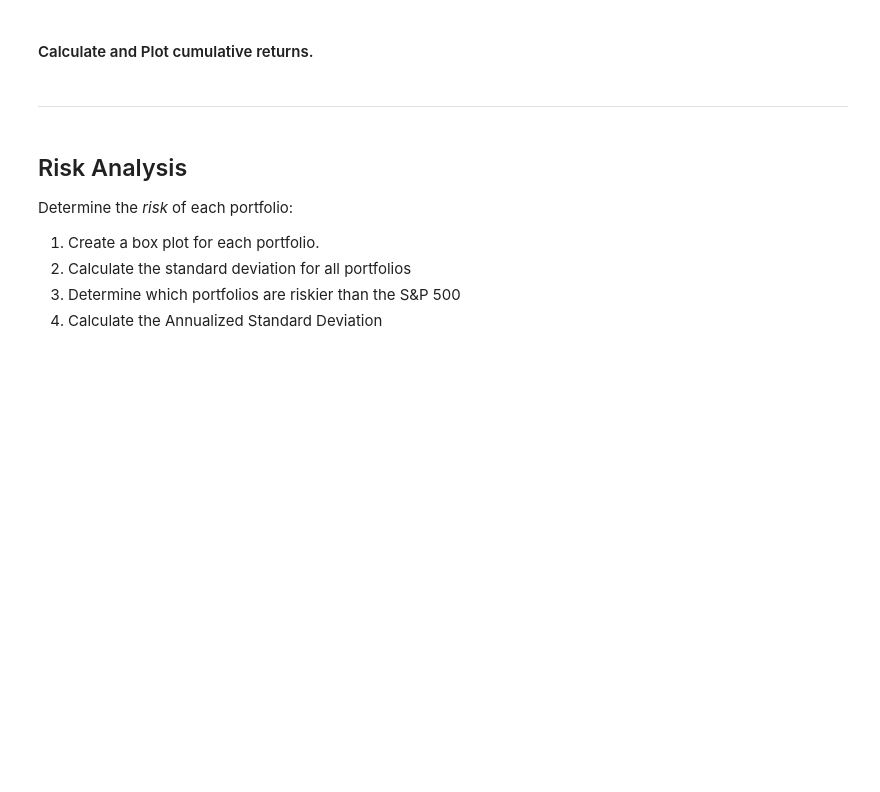
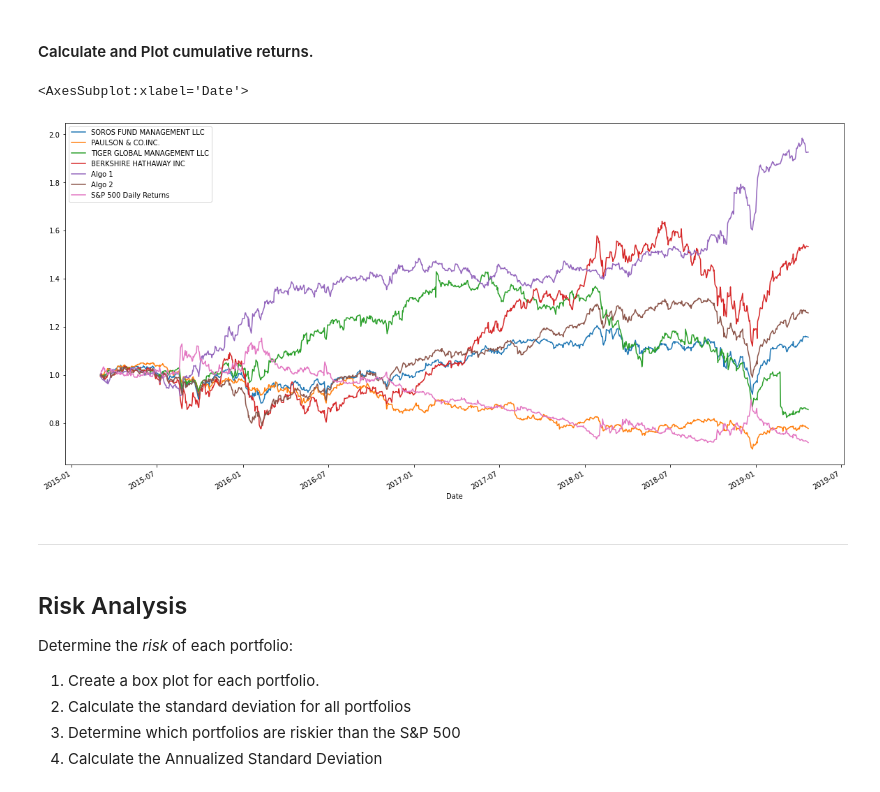
Before and after one commit to AkanSri/Rutgers-FinTech, a Jupyter notebook: 02-Homework/04-Pandas/Instructions/Starter_Code/whale_analysis.ipynb, the cells around one changed output. Cells and saved outputs as stored; diff of their text form; code cells hidden in the pictures; blank space fills up the shorter version.

```diff
--- a/02-Homework/04-Pandas/Instructions/Starter_Code/whale_analysis.ipynb
+++ b/02-Homework/04-Pandas/Instructions/Starter_Code/whale_analysis.ipynb
@@ -206,8 +210,13 @@ In this section, you will calculate and visualize performance and risk metrics f
 #### Calculate and Plot cumulative returns.
 # %%
 # Calculate cumulative returns of all portfolios
+cumulative_returns = (1 + all_portfolios_returns).cumprod()
 
 # Plot cumulative returns
+cumulative_returns.plot(figsize = (20,10))
+# %% [output]
+<AxesSubplot:xlabel='Date'>
+[figure, added]
 # %% [markdown]
 ---
 # %% [markdown]
```
Also changed, not shown: parts of 3 cells of this notebook.
